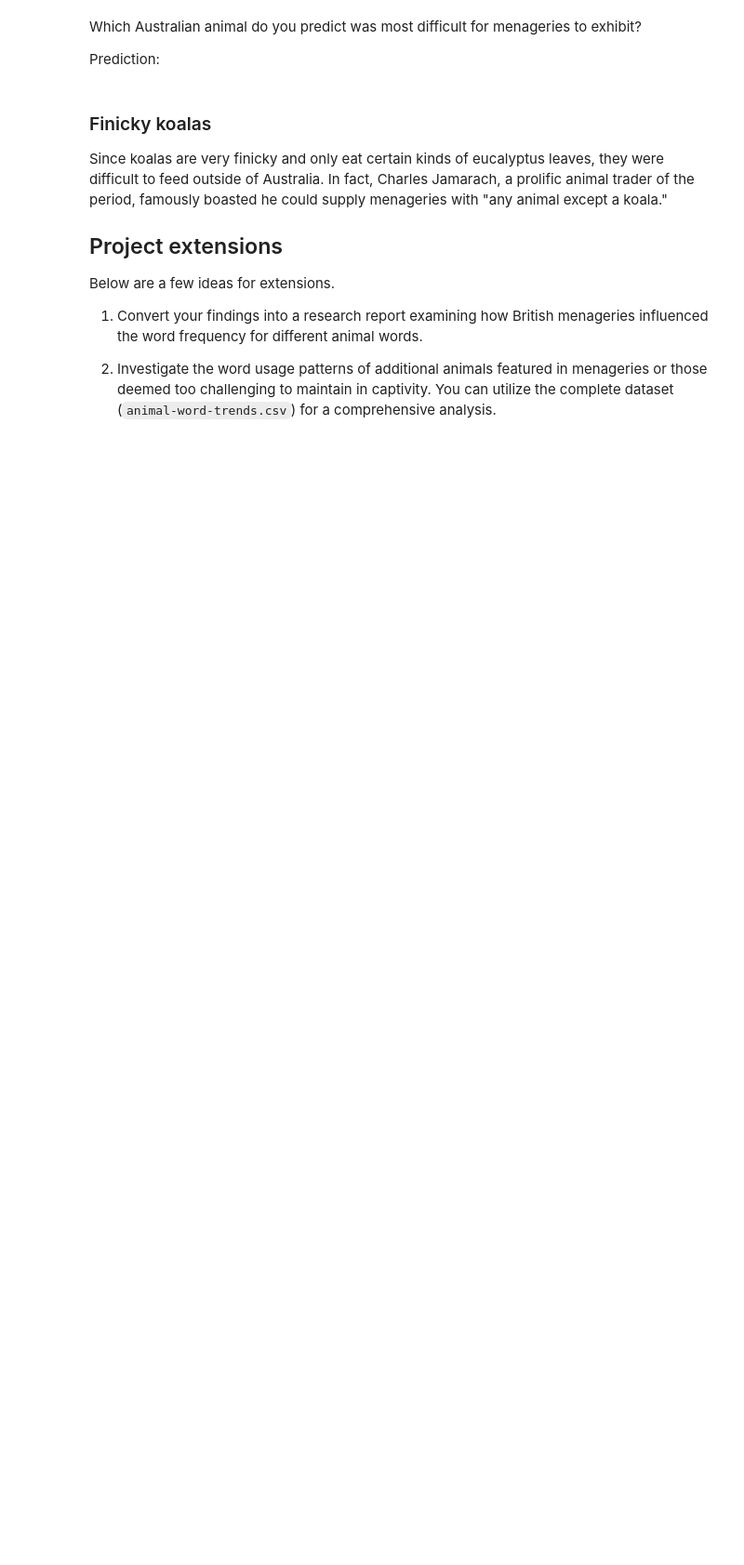
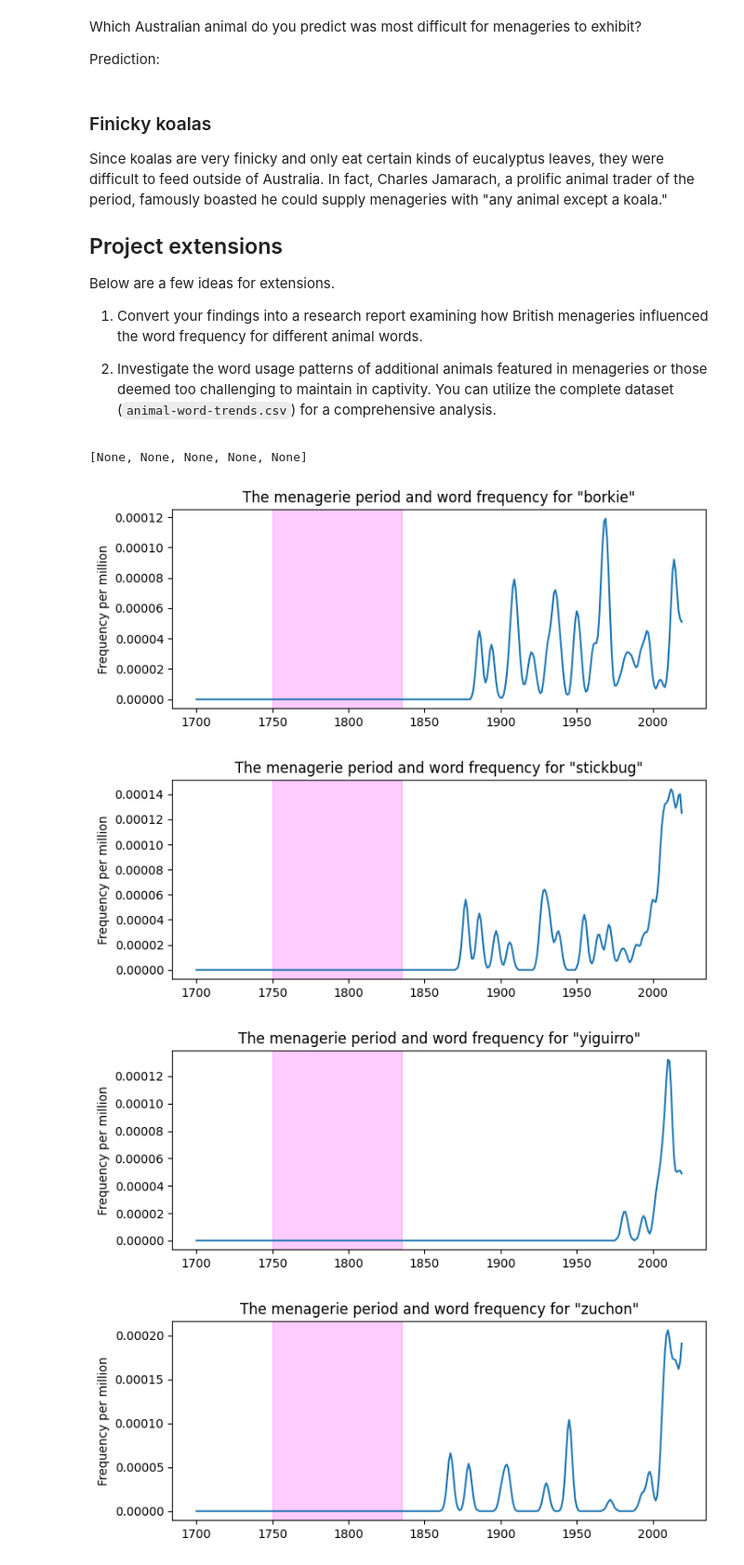
Before and after one commit to ojeduard/Data-Science-Essentials, a Jupyter notebook: Data_Storytelling/Start_Projects/any-animal-except-project/any-animal-except-project.ipynb, the cells around one changed output. Shown at 93% size. Cells and saved outputs as stored; diff of their text form; code cells hidden in the pictures; blank space fills up the shorter version.

```diff
--- a/Data_Storytelling/Start_Projects/any-animal-except-project/any-animal-except-project.ipynb
+++ b/Data_Storytelling/Start_Projects/any-animal-except-project/any-animal-except-project.ipynb
@@ -119,0 +118,12 @@ Below are a few ideas for extensions.
+# %%
+# YOUR CODE HERE (add new cells as needed)
+word_trends = pd.read_csv('animal-word-trends.csv')
+avg_freq = word_trends.groupby('word')['frequency'].mean().reset_index()
+no_captivity = avg_freq.nsmallest(5, 'frequency')['word']
+[plot_menagerie_animal(animal) for animal in no_captivity]
+# %% [output]
+[None, None, None, None, None]
+[figure, added]
+[figure, added]
+[figure, added]
+[figure, added]
```
Also changed, not shown: parts of 6 cells of this notebook, 5 other files.
